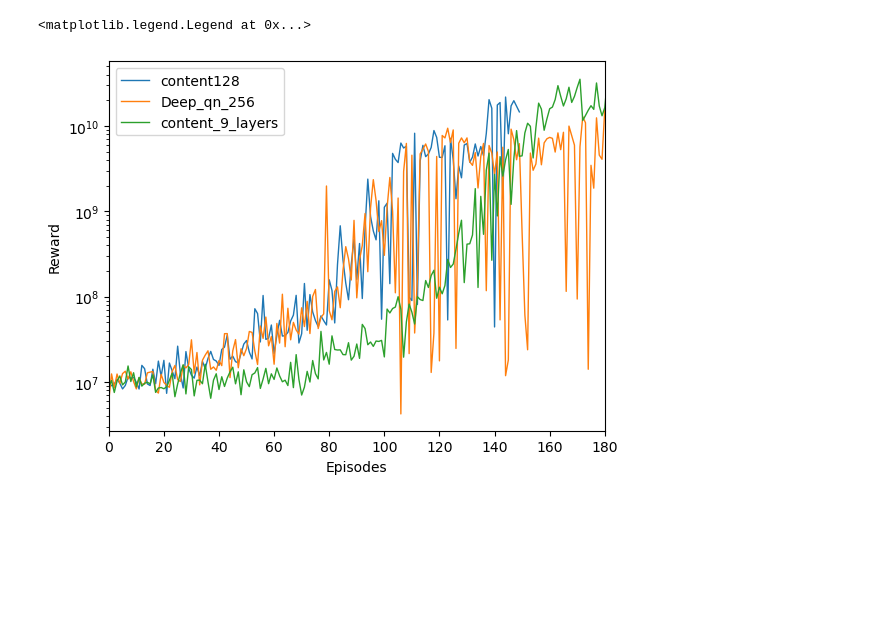
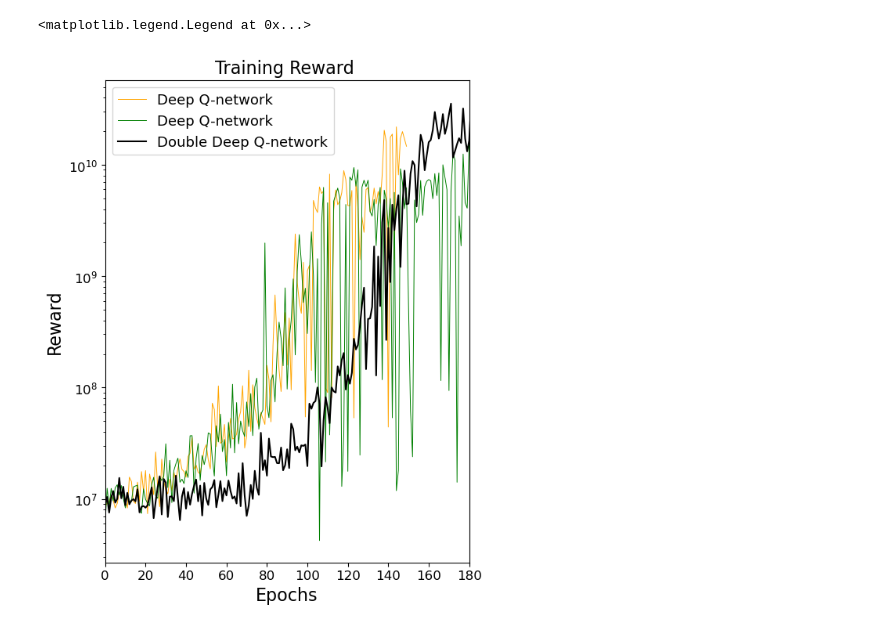
Before and after one commit to RL-MVA-2024-25/mva-rl-assignment-Antoinelunven, a Jupyter notebook: src/train_notebook.ipynb, the cells around one changed output. Drawn from its saved outputs; the diff is of its cells as text; code cells hidden in the pictures; blank space fills up the shorter version.

```diff
--- a/src/train_notebook.ipynb
+++ b/src/train_notebook.ipynb
@@ -63,20 +179,25 @@ content_9_layers = np.loadtxt(file_path6)
 # %%
-plt.figure()
+plt.figure(figsize = (6,8))
 # plt.semilogy(score_dqn, label = "DQN")
 x1 = np.arange(0, len(content128))
 alpha = 1
-linewidth = 1
-plt.semilogy(content128, label = "content128", alpha = alpha, linewidth = linewidth)
-plt.semilogy(content256, label = "Deep_qn_256", alpha = alpha, linewidth = linewidth)
+linewidth = 0.7
+plt.semilogy(content128, label = "Deep Q-network", alpha = alpha, linewidth = linewidth, color = "orange")
+plt.semilogy(content256, label = "Deep Q-network", alpha = alpha, linewidth = linewidth, color = "green")
 # plt.semilogy(content256_replay_buffer, label = "Deep_qn_256_replay_buffer", alpha = alpha, linewidth = linewidth)
 # plt.semilogy(content128_lr, label = "content128_lr", alpha = alpha, linewidth = linewidth)
 # plt.semilogy(contentdeep, label = "contentdeep", alpha = alpha, linewidth = linewidth)
-plt.semilogy(content_9_layers, label = "content_9_layers", alpha = alpha, linewidth = linewidth)
+plt.semilogy(content_9_layers, label = "Double Deep Q-network", alpha = alpha, linewidth = 1.5, color = "Black")
+# plt.semilogy(content_1st_sto, label = "Stochastic Deep Q-network", alpha = alpha, linewidth = 1.5, color = "Black")
 
-plt.ylabel("Reward")
-plt.xlabel("Episodes")
+plt.ylabel("Reward", fontsize = 16)
+plt.xlabel("Epochs", fontsize = 16)
+plt.xticks(fontsize = 12)
+plt.yticks(fontsize = 12)
+
+plt.title("Training Reward ", fontsize = 16)
 plt.xlim(0, 180)
-plt.legend()
+plt.legend(fontsize = 13)
 # %% [output]
 <matplotlib.legend.Legend at 0x...>
-[figure, old version]
+[figure, new version]
```
Also changed, not shown: parts of 11 cells of this notebook, 4 other files.
